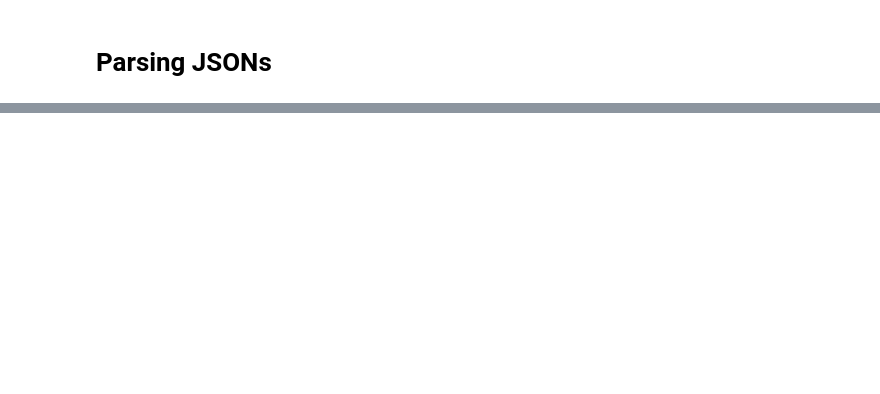
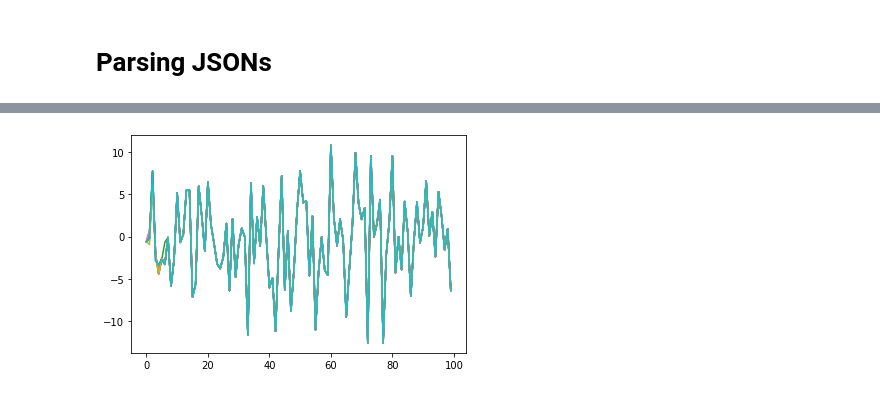
Before and after one commit to fdanieluk/vincents_challenge, a Jupyter notebook: parsing.ipynb, the cells around one changed output, grey strips where cells are left out. Cells and saved outputs as stored; diff of their text form; code cells hidden in the pictures; blank space fills up the shorter version.

```diff
--- a/parsing.ipynb
+++ b/parsing.ipynb
@@ -162,0 +129,31 @@ df.distance.hist()
+# %%
+def please_parse_my_fuckedup_json(file_path):
+    from json import JSONDecoder, JSONDecodeError
+    import re
+
+    NOT_WHITESPACE = re.compile(r'[^\s]')
+
+    def decode_stacked(document, pos=0, decoder=JSONDecoder()):
+        while True:
+            match = NOT_WHITESPACE.search(document, pos)
+            if not match:
+                return
+            pos = match.start()
+
+            try:
+                obj, pos = decoder.raw_decode(document, pos)
+            except JSONDecodeError:
+                continue
+                # do something sensible if there's some error
+                raise
+            yield obj
+
+    jsons = []
+    with open(file_path) as f:
+        for obj in decode_stacked(f.read()):
+            jsons.append(obj)
+
+    df = pd.DataFrame(jsons)
+    return df
+# %%
+df = please_parse_my_fuckedup_json('data/raw/data_dump_1592575948.9524539.json')
@@ -162,0 +172,2 @@ df.distance.hist()
+# %%
+df['emb_id'] = df.emb.astype(str).apply(hash)
@@ -162,0 +178,4 @@ df.distance.hist()
+# %%
+temp = df.sort_values('distance').drop_duplicates('emb_id', keep='first').head(4)
+
+temp
@@ -162,0 +224,7 @@ df.distance.hist()
+# %%
+best_v = []
+for show in temp.iterrows():
+    sns.lineplot(x=range(100), y=show[1]['emb'])
+    best_v.append(show[1]['emb'])
+# %% [output]
+[figure, added]
```
Also changed, not shown: parts of 67 cells of this notebook, 3 other files.
